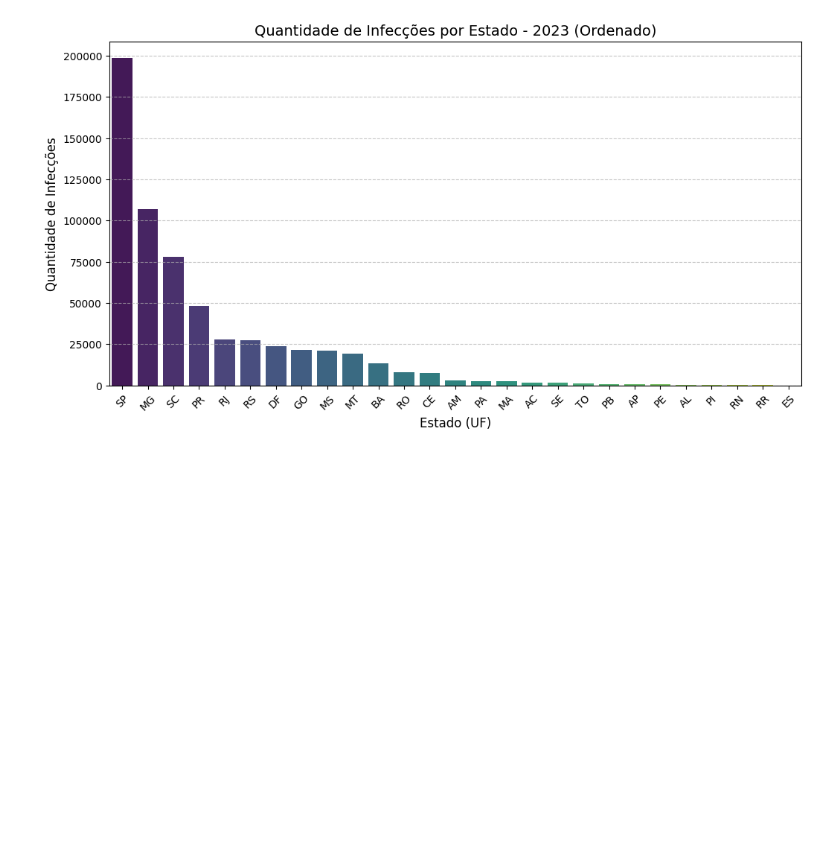
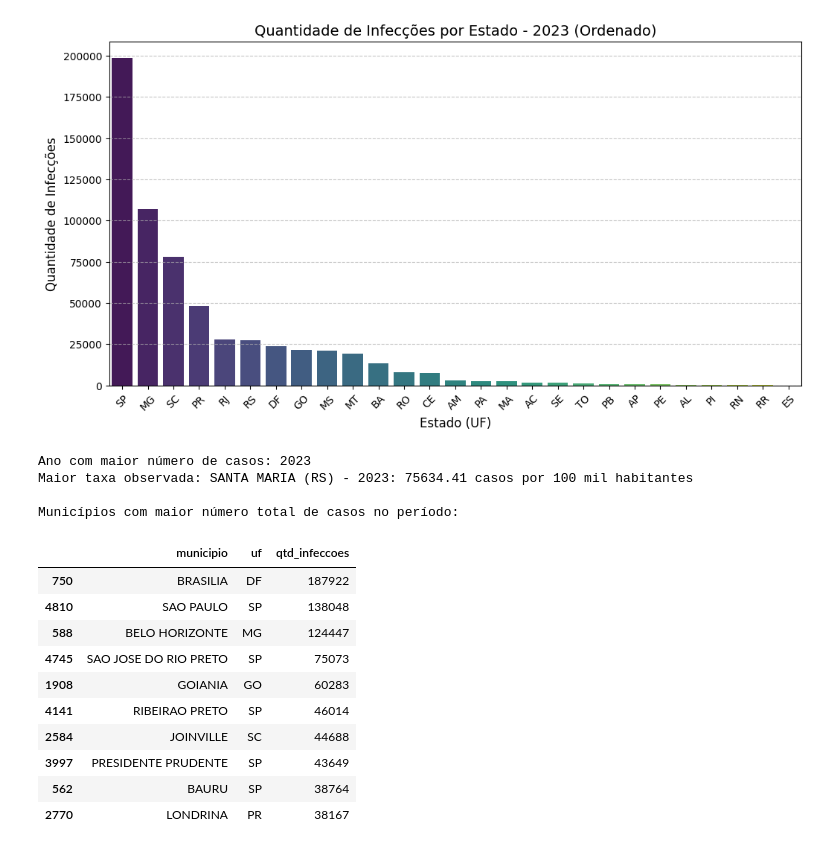
Before and after one commit to tauapatrick1989-rgb/Analise_de_Dados_Estudo, a Jupyter notebook: Fase 1/Análise de dados e storytelling/Análise de dados e storytelling_Notebooks+Documentos/Aula 4/Notebook Final/aula 4 - Criando Storytelling com Dados.ipynb, the cells around one changed output. Cells and saved outputs as stored; diff of their text form; code cells hidden in the pictures; blank space fills up the shorter version.

```diff
--- a/Fase 1/Análise de dados e storytelling/Análise de dados e storytelling_Notebooks+Documentos/Aula 4/Notebook Final/aula 4 - Criando Storytelling com Dados.ipynb
+++ b/Fase 1/Análise de dados e storytelling/Análise de dados e storytelling_Notebooks+Documentos/Aula 4/Notebook Final/aula 4 - Criando Storytelling com Dados.ipynb
@@ -558,3 +672,55 @@ plt.grid(axis='y', linestyle='--', alpha=0.7)
 plt.show()
 # %% [output]
 [figure]
+# %%
+# Resumo dos principais resultados
+
+resumo_por_ano = (
+    taxa_municipio_ano
+    .groupby("ano", as_index=False)
+    .agg(
+        casos_confirmados=("qtd_infeccoes", "sum"),
+        municipios_analisados=("municipio", "nunique"),
+        taxa_media=("taxa_infeccao_100mil", "mean")
+    )
+)
+
+ano_maior_numero_casos = resumo_por_ano.loc[
+    resumo_por_ano["casos_confirmados"].idxmax(), "ano"
+]
+municipio_maior_taxa = taxa_municipio_ano.loc[
+    taxa_municipio_ano["taxa_infeccao_100mil"].idxmax()
+]
+municipios_maior_total = (
+    taxa_municipio_ano
+    .groupby(["municipio", "uf"], as_index=False)["qtd_infeccoes"]
+    .sum()
+    .sort_values("qtd_infeccoes", ascending=False)
+    .head(10)
+)
+
+print(f"Ano com maior número de casos: {ano_maior_numero_casos}")
+print(
+    "Maior taxa observada: "
+    f"{municipio_maior_taxa['municipio']} ({municipio_maior_taxa['uf']}) - "
+    f"{municipio_maior_taxa['ano']}: "
+    f"{municipio_maior_taxa['taxa_infeccao_100mil']:.2f} casos por 100 mil habitantes"
+)
+print("\nMunicípios com maior número total de casos no período:")
+display(municipios_maior_total)
+# %% [output]
+Ano com maior número de casos: 2023
+Maior taxa observada: SANTA MARIA (RS) - 2023: 75634.41 casos por 100 mil habitantes
+
+Municípios com maior número total de casos no período:
+|  | municipio | uf | qtd_infeccoes |
+| 750 | BRASILIA | DF | 187922 |
+| 4810 | SAO PAULO | SP | 138048 |
+| 588 | BELO HORIZONTE | MG | 124447 |
+| 4745 | SAO JOSE DO RIO PRETO | SP | 75073 |
+| 1908 | GOIANIA | GO | 60283 |
+| 4141 | RIBEIRAO PRETO | SP | 46014 |
+| 2584 | JOINVILLE | SC | 44688 |
+| 3997 | PRESIDENTE PRUDENTE | SP | 43649 |
+| 562 | BAURU | SP | 38764 |
+| 2770 | LONDRINA | PR | 38167 |
```
Also changed, not shown: parts of 6 cells of this notebook, 1 other file.
